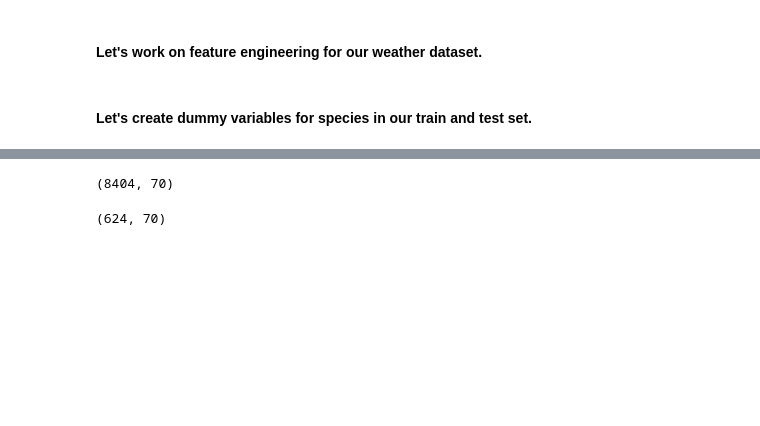
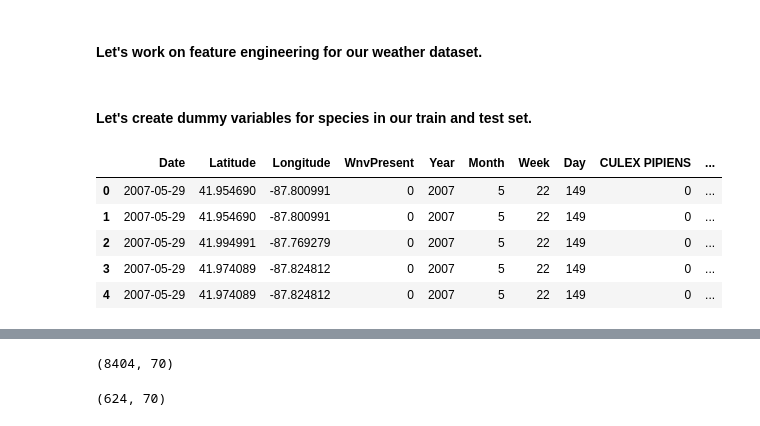
Before and after one commit to ltomczak1/Capstone-Two---Predicting-West-Nile-Virus, a Jupyter notebook: CapstoneTwoPreprocessing.ipynb, the cells around one changed output, grey strips where cells are left out. Saved outputs shown, nothing was run; the diff lists cells and outputs as text; code cells hidden in the pictures; blank space fills up the shorter version.

```diff
--- a/CapstoneTwoPreprocessing.ipynb
+++ b/CapstoneTwoPreprocessing.ipynb
@@ -133,3 +133,12 @@ test_final = pd.merge(test, weather,on=['Date', 'Year', 'Month', 'Week', 'Day'],
 #Let's save our combined datasets
 train_final.to_csv('../CapstoneTwo/train_final.csv',index=False)
 test_final.to_csv('../CapstoneTwo/test_final.csv',index=False)
+# %%
+train_final.head()
+# %% [output]
+|  | Date | Latitude | Longitude | WnvPresent | Year | Month | Week | Day | CULEX PIPIENS | ... |
+| 0 | 2007-05-29 | 41.954690 | -87.800991 | 0 | 2007 | 5 | 22 | 149 | 0 | ... |
+| 1 | 2007-05-29 | 41.954690 | -87.800991 | 0 | 2007 | 5 | 22 | 149 | 0 | ... |
+| 2 | 2007-05-29 | 41.994991 | -87.769279 | 0 | 2007 | 5 | 22 | 149 | 0 | ... |
+| 3 | 2007-05-29 | 41.974089 | -87.824812 | 0 | 2007 | 5 | 22 | 149 | 0 | ... |
+| 4 | 2007-05-29 | 41.974089 | -87.824812 | 0 | 2007 | 5 | 22 | 149 | 0 | ... |
```
Also changed, not shown: parts of 3 cells of this notebook.
